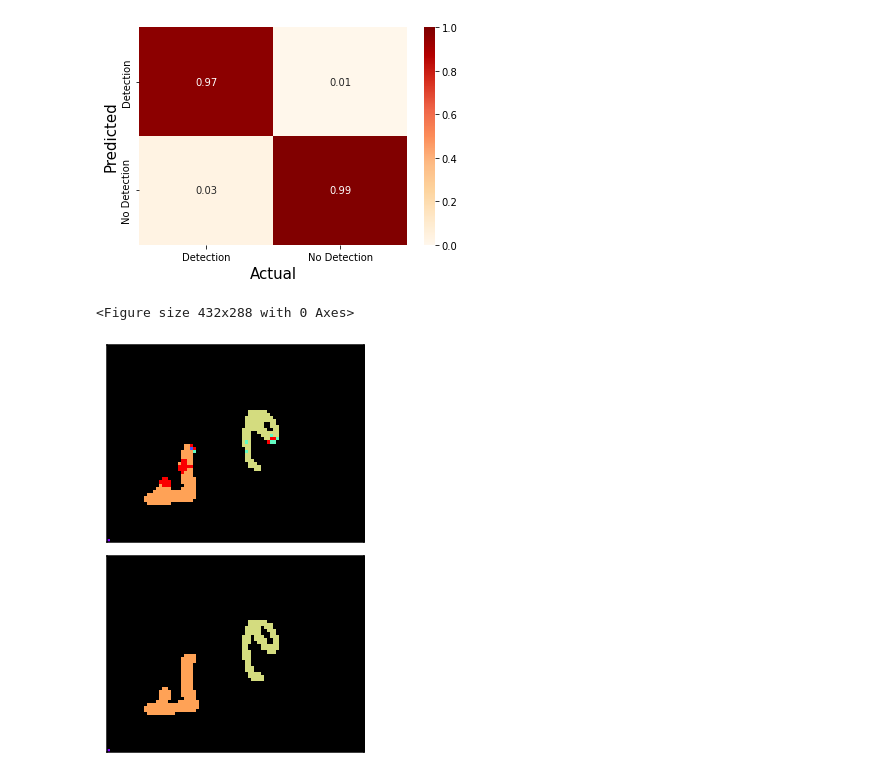
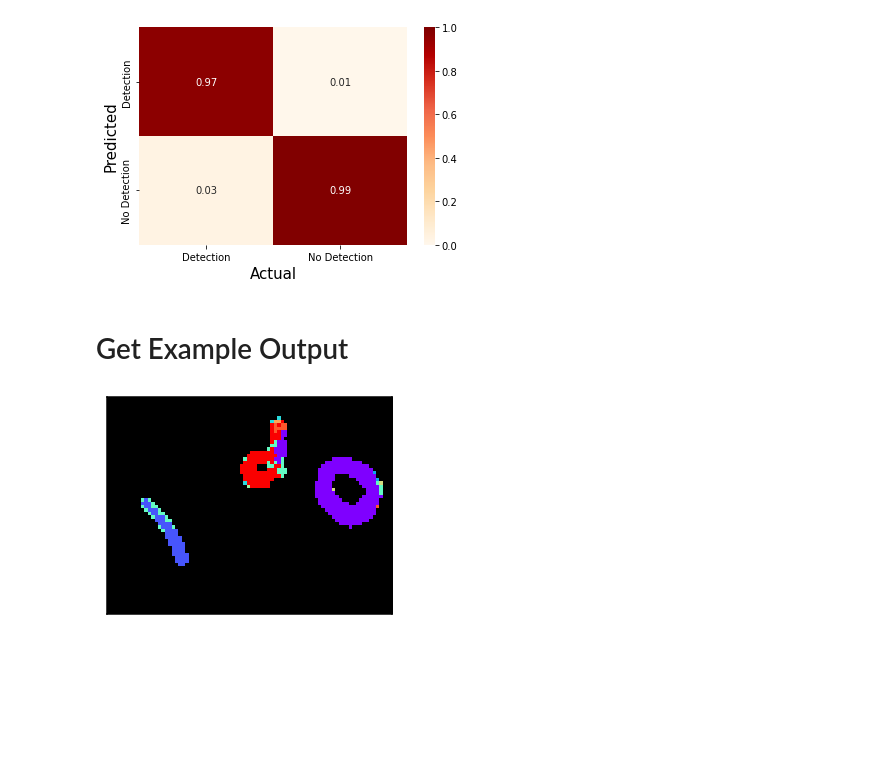
Before and after one commit to EganJ/CS4375Project, a Jupyter notebook: make_charts.ipynb, the cells around one changed output. Saved outputs shown, nothing was run; the diff lists cells and outputs as text; code cells hidden in the pictures; blank space fills up the shorter version.

```diff
--- a/make_charts.ipynb
+++ b/make_charts.ipynb
@@ -139,21 +139,9 @@ def plot_channels(img: np.ndarray, ground_truth: np.ndarray, pred: np.ndarray, s
 
     plt.show()
     plt.close()
-# %%
-def plot_predictions(ground_truth: np.ndarray, pred: np.ndarray):
-    nc = ground_truth.shape[0]
-    truth = (np.argmax(ground_truth, axis = 0)) / nc
-    predicted = (np.argmax(pred, axis = 0)) / nc
-
-    # can't get the color scale figured out so I'm just goint to hack it by setting
-    # a single, hopfully inoccuous pixel
-    truth[0][0] = 0
-    predicted[0][0] = 0
-
-    plt.figure()
-    aspect = truth.shape[1] / truth.shape[0]
-    isns.ImageGrid([truth, predicted], col_wrap=1, aspect=aspect,
-                   cmap = class_colors, vmin = 0, vmax = 1, cbar = False)
-
-    plt.show()
-    plt.close()
+# %%
+def plot_predictions(probs: np.ndarray):
+    nc = probs.shape[0]
+    normed_lab = (np.argmax(probs, axis = 0)) / (nc - 1)
+
+    isns.imgplot(normed_lab, cmap = class_colors, vmin = 0, vmax = 1, cbar = False)
@@ -167,12 +162,20 @@ plot_confusion_matrix(confusion_matrix)
 plot_confusion_matrix(null_confusion_matrix)
 # %% [output]
 [figure]
-# %%
-i = 4
-plot_predictions(np.array(pred_probs[i]), np.array(y[i]))
-# %% [output]
-<Figure size 432x288 with 0 Axes>
-[figure, removed]
+# %% [markdown]
+# Get Example Output
+# %%
+data_member_ind = 1
+
+x, y = loader.dataset[data_member_ind]
+
+x = torch.unsqueeze(x, 0).to(device)
+
+member_pred = np.array(network(x)[0].detach().to("cpu"))
+# %%
+plot_predictions(member_pred)
+# %% [output]
+[figure, added]
 # %%
 plot_channels(x[i], np.array(pred_probs[i]), np.array(y[i]))
 # %% [output]
```
Also changed, not shown: parts of 6 cells of this notebook, 9 other files.
